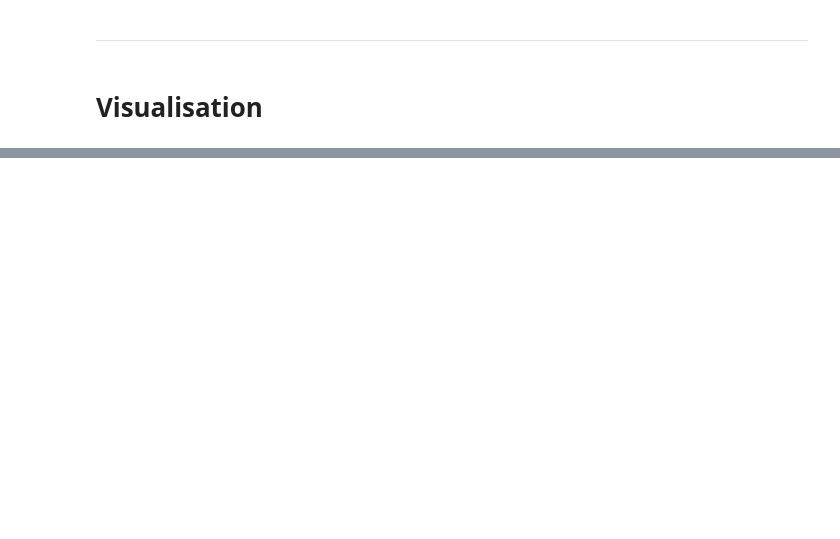
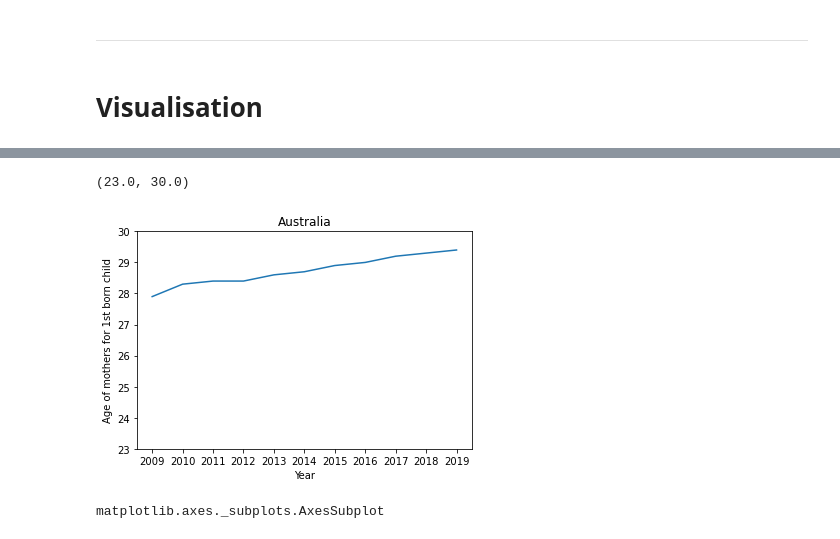
Before and after one commit to BorisMoric/UCDPA_BorisMoric, a Jupyter notebook: DataSets/Project_2.ipynb, the cells around one changed output, grey strips where cells are left out. Saved outputs shown, nothing was run; the diff lists cells and outputs as text; code cells hidden in the pictures; blank space fills up the shorter version.

```diff
--- a/DataSets/Project_2.ipynb
+++ b/DataSets/Project_2.ipynb
@@ -788,5 +904,5 @@ From `Filtered_Reported_CB_percent_morethan80` we can read out that 75 countries
 # %%
-Age_mothers_raw = pd.read_csv('SF_2_3_Age_mothers_childbirth.csv')
+Age_mothers_raw = pd.read_csv('Mean-1st-birth.csv')
 # %% [markdown]
 ### Let's explore this data set
 # %% [markdown]
@@ -810,3 +946,3 @@ Age_mothers.head(3)
 # %%
-Age_mothers_index = Age_mothers.set_index('Country')
-Age_mothers_index.head(3)
+AM_Country_as_index = Age_mothers_raw.set_index('Country')
+AM_Country_as_index.head(3)
@@ -820,0 +975,3 @@ Age_mothers_index.isnull().sum()
+# %%
+AM_Country_NaNs = AM_Country_as_index.replace("..",np.NaN)
+AM_Country_NaNs
@@ -821,2 +1020,3 @@ Age_mothers_index.isnull().sum()
 # %%
-Age_mothers_index.dropna(axis=1,how='all').shape
+AM_Countries = AM_Country_NaNs.dropna(axis=0,how='all')
+AM_Countries
@@ -835,0 +1086,12 @@ Age_mothers_index.dtypes[42]
+# %%
+Australia = sns.lineplot(x=AM_Countries.columns.values,y=list(np.float_(AM_Countries.loc['Australia',].values.tolist())),data=AM_Countries.transpose())
+Australia.set(xlabel="Year",ylabel="Age of mothers for 1st born child",title=AM_Countries.index[0])
+#Australia.set_xlim('2000','2022')
+Australia.set_ylim(23,30)
+# %% [output]
+(23.0, 30.0)
+[figure, added]
+# %%
+type(Australia)
+# %% [output]
+matplotlib.axes._subplots.AxesSubplot
```
Also changed, not shown: parts of 110 cells of this notebook, 2 other files.
